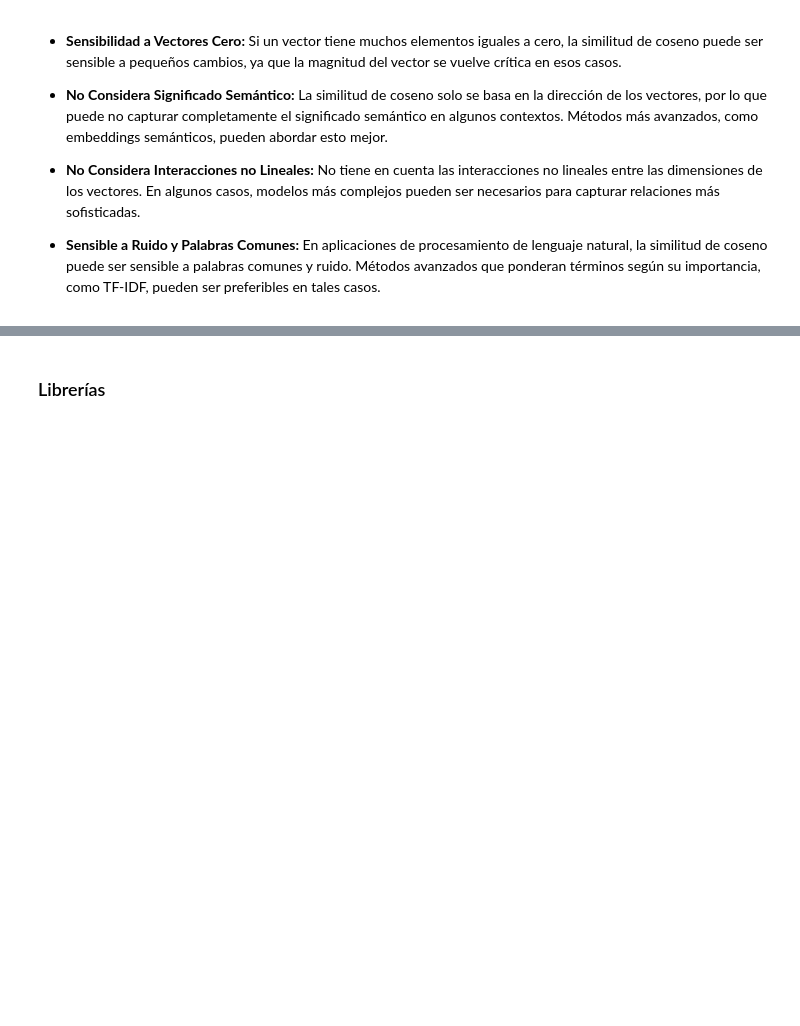
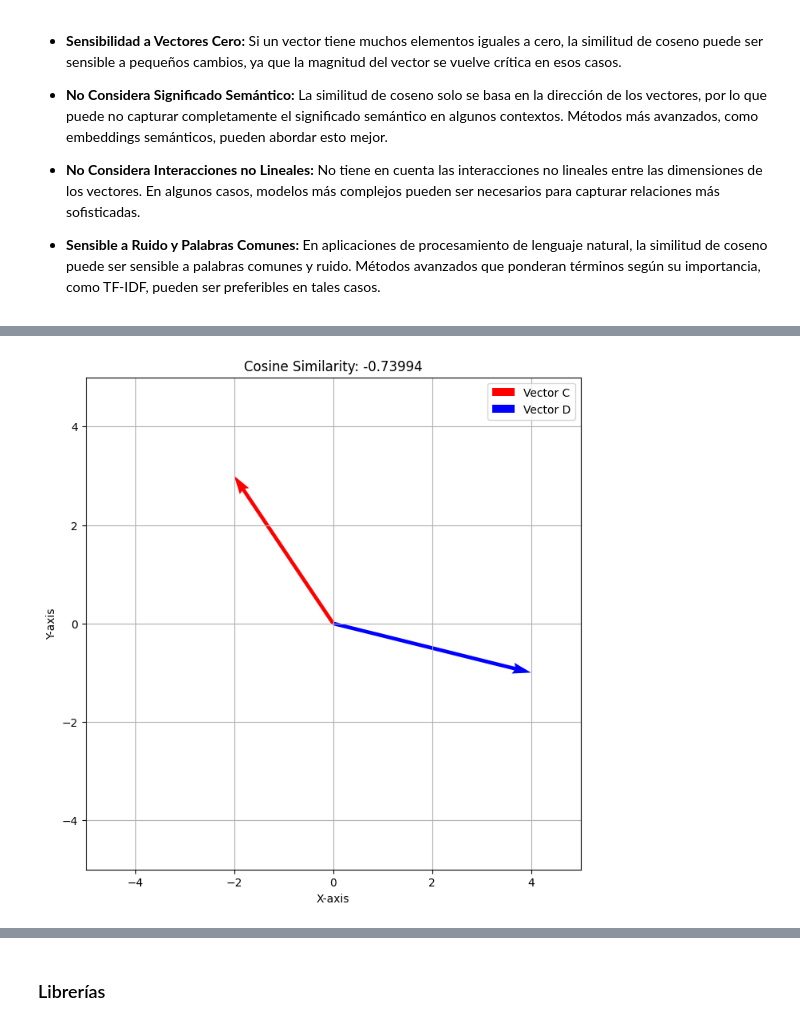
Before and after one commit to contepablod/ML_Bourbaki, a Jupyter notebook: Semana2/intro_medida_coseno.ipynb, the cells around one changed output, grey strips where cells are left out. Cells and saved outputs as stored; diff of their text form; code cells hidden in the pictures; blank space fills up the shorter version.

```diff
--- a/Semana2/intro_medida_coseno.ipynb
+++ b/Semana2/intro_medida_coseno.ipynb
@@ -45,0 +111,6 @@ En resumen, la similitud de coseno cuantifica la similitud direccional entre dos
+# %%
+vector_C = np.array([-2, 3])
+# Calculate and plot cosine similarity for Example 2
+calculate_and_plot_cosine_similarity(vector_C, vector_D, 'Vector C', 'Vector D')
+# %% [output]
+[figure, added]
```
Also changed, not shown: parts of 19 cells of this notebook.
